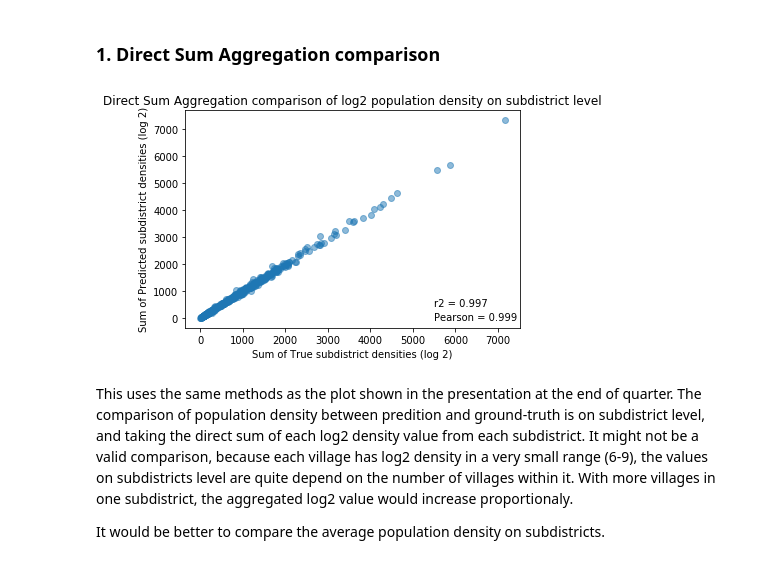
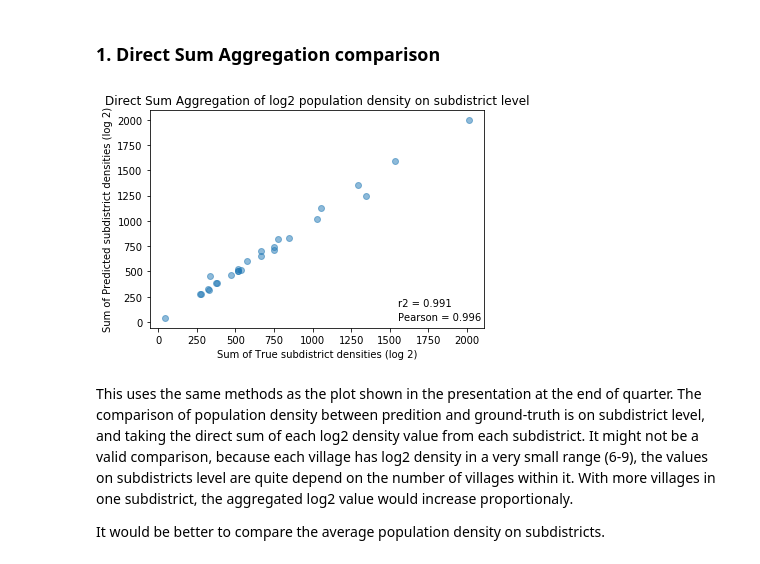
Before and after one commit to huwenjie333/cnn-population-mapping, a Jupyter notebook: code/evaluate_general.ipynb, the cells around one changed output. Drawn from its saved outputs; the diff is of its cells as text; code cells hidden in the pictures.

```diff
--- a/code/evaluate_general.ipynb
+++ b/code/evaluate_general.ipynb
@@ -24,11 +24,11 @@ import data_input_jpg as dataset
 # import vgg_shallow_combo as vgg
 from tensorflow.contrib.slim.python.slim.nets import vgg
 ISCOMBO = False
-# ANNOS_CSV = '/home/timhu/data/state24_jpgpaths_clean_17k_May17.csv'
-ANNOS_CSV = '/home/timhu/data/all_jpgpaths_clean_538k_May17.csv'
+ANNOS_CSV = '/home/timhu/data/state24_jpgpaths_clean_17k_May17.csv'
+# ANNOS_CSV = '/home/timhu/data/all_jpgpaths_clean_538k_May17.csv'
 DATA = 's1' #l8s1, l8, s1
 JPG_DIR = '/home/timhu/data/all_jpg/'
-LOG_DIR = '/home/timhu/logs/regression_s1_allstate_lr-5_decay-1_wd5e-3_drop08_vgg_Jul28'
+LOG_DIR = '/home/timhu/logs/regression_s1_state24_lr-5_decay-1_wd5e-3_drop08_vgg_Jul27'
 IMAGE_HEIGHT = 224
 IMAGE_WIDTH = 224
 IMAGE_CHANNEL = 3
@@ -174,3 +160,5 @@ df_res.head()
 df_res.to_csv(LOG_DIR + '.csv')
 # %% [markdown]
 ## Evaluation Plots/Stats
+# %%
+df_res = pd.read_csv(LOG_DIR + '.csv')
@@ -181,17 +191,17 @@ df_direct_log2_sum = df_res.groupby('subdistrict_id')['pop_density_log2', 'pred_
 true_subdistrict_vals = df_direct_log2_sum.pop_density_log2.values
 pred_subdistrict_vals = df_direct_log2_sum.pred_log2_density.values
 # %%
-plt.title("Direct Sum Aggregation comparison of log2 population density on subdistrict level")
+plt.title("Direct Sum Aggregation of log2 population density on subdistrict level")
 plt.ylabel("Sum of Predicted subdistrict densities (log 2)")
 plt.xlabel("Sum of True subdistrict densities (log 2)")
 r2 = r2_score(true_subdistrict_vals, pred_subdistrict_vals)
 p = pearsonr(true_subdistrict_vals, pred_subdistrict_vals)[0]
 plt.figtext(0.7, 0.2, "r2 = %.3f" % r2)
 plt.figtext(0.7, 0.15, "Pearson = %.3f" % p)
 plt.scatter(true_subdistrict_vals, pred_subdistrict_vals, alpha=0.5)
 plt.show()
 # %% [output]
-[figure, old version]
+[figure, new version]
 # %% [markdown]
 This uses the same methods as the plot shown in the presentation at the end of quarter. The comparison of population density between predition and ground-truth is on subdistrict level, and taking the direct sum of each log2 density value from each subdistrict. It might not be a valid comparison, because each village has log2 density in a very small range (6-9), the values on subdistricts level are quite depend on the number of villages within it. With more villages in one subdistrict, the aggregated log2 value would increase proportionaly.
 
```
Also changed, not shown: parts of 15 cells of this notebook, 1 other file.
